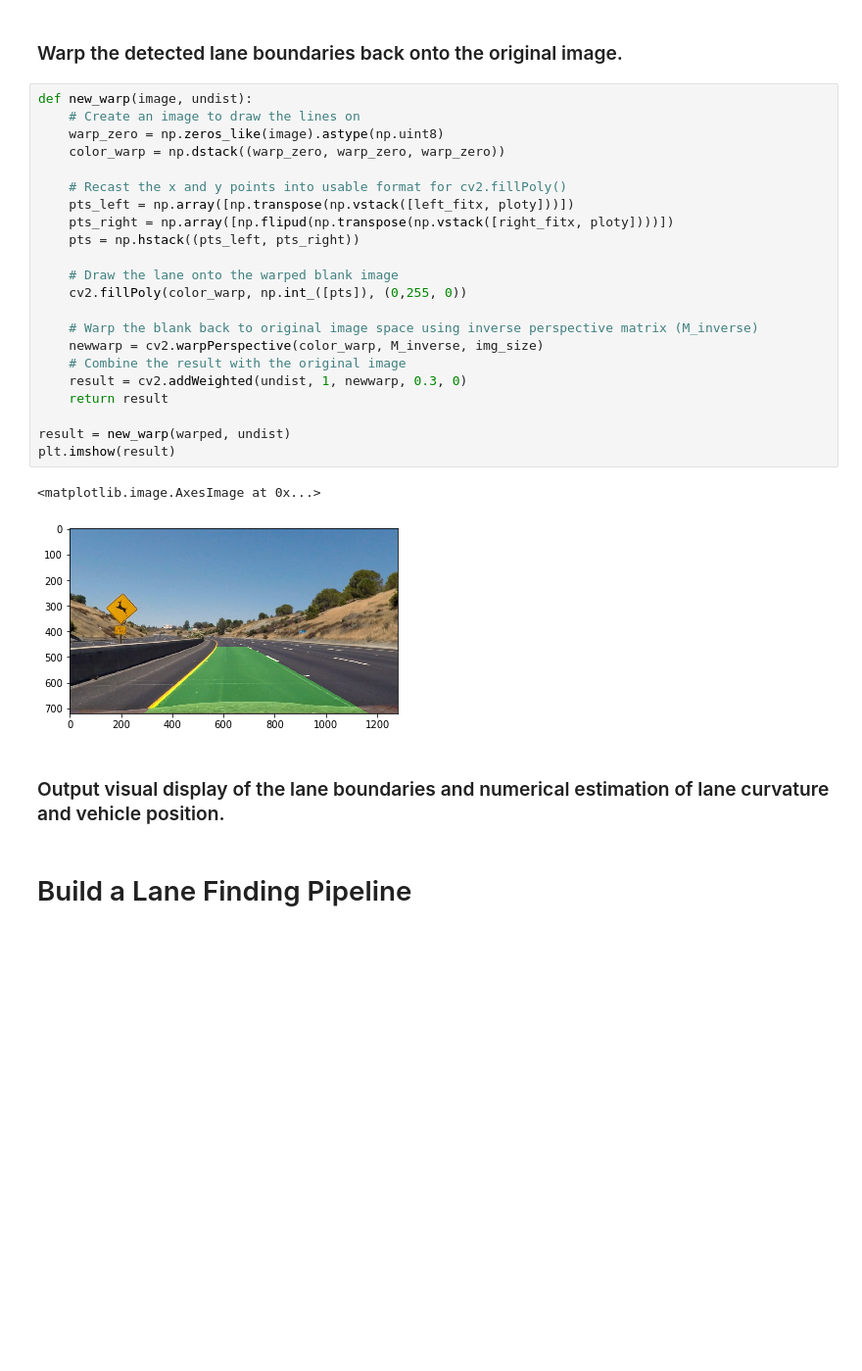
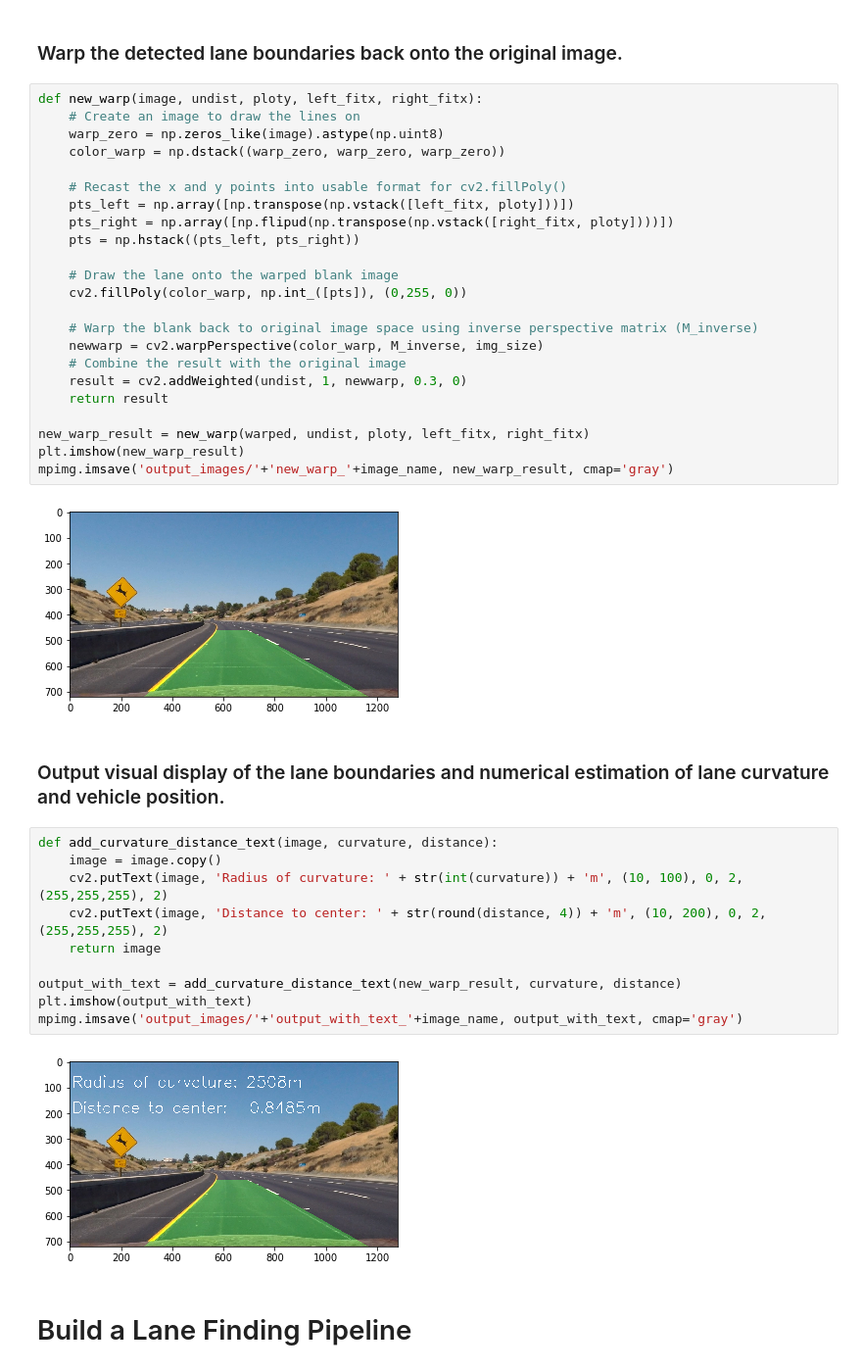
Before and after one commit to ChengJoyceJi/CarND-Advanced-Lane-Lines, a Jupyter notebook: P2.ipynb, the cells around one changed output. Shown at 98% size. Drawn from its saved outputs; the diff is of its cells as text; blank space fills up the shorter version.

```diff
--- a/P2.ipynb
+++ b/P2.ipynb
@@ -434,7 +549,7 @@ print(left_curverad, 'm', right_curverad, 'm')
 # %% [markdown]
 ### Warp the detected lane boundaries back onto the original image.
 # %%
-def new_warp(image, undist):
+def new_warp(image, undist, ploty, left_fitx, right_fitx):
     # Create an image to draw the lines on
     warp_zero = np.zeros_like(image).astype(np.uint8)
     color_warp = np.dstack((warp_zero, warp_zero, warp_zero))
@@ -453,13 +568,25 @@ def new_warp(image, undist):
     result = cv2.addWeighted(undist, 1, newwarp, 0.3, 0)
     return result
 
-result = new_warp(warped, undist)
-plt.imshow(result)
+new_warp_result = new_warp(warped, undist, ploty, left_fitx, right_fitx)
+plt.imshow(new_warp_result)
+mpimg.imsave('output_images/'+'new_warp_'+image_name, new_warp_result, cmap='gray')
 # %% [output]
-<matplotlib.image.AxesImage at 0x...>
 [figure]
 # %% [markdown]
 ### Output visual display of the lane boundaries and numerical estimation of lane curvature and vehicle position.
+# %%
+def add_curvature_distance_text(image, curvature, distance):
+    image = image.copy()
+    cv2.putText(image, 'Radius of curvature: ' + str(int(curvature)) + 'm', (10, 100), 0, 2, (255,255,255), 2)
+    cv2.putText(image, 'Distance to center: ' + str(round(distance, 4)) + 'm', (10, 200), 0, 2, (255,255,255), 2)
+    return image
+
+output_with_text = add_curvature_distance_text(new_warp_result, curvature, distance)
+plt.imshow(output_with_text)
+mpimg.imsave('output_images/'+'output_with_text_'+image_name, output_with_text, cmap='gray')
+# %% [output]
+[figure, added]
 # %% [markdown]
 # Build a Lane Finding Pipeline
 # %%
```
Also changed, not shown: parts of 12 cells of this notebook, 19 other files.
